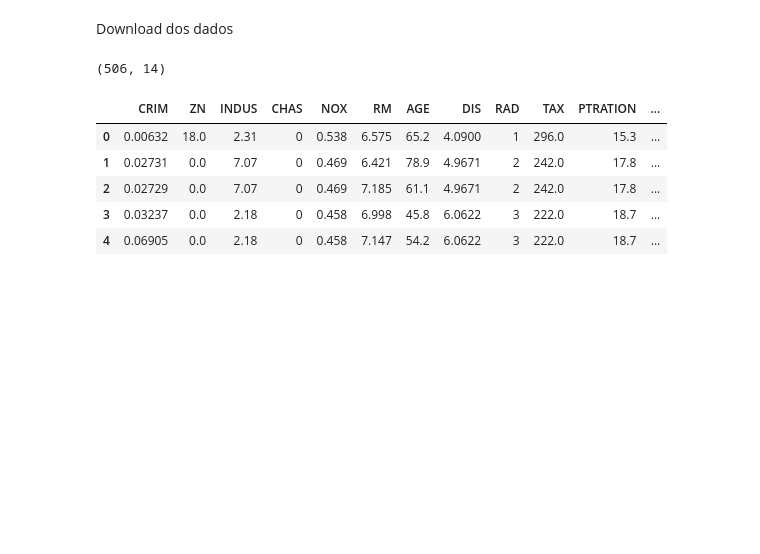
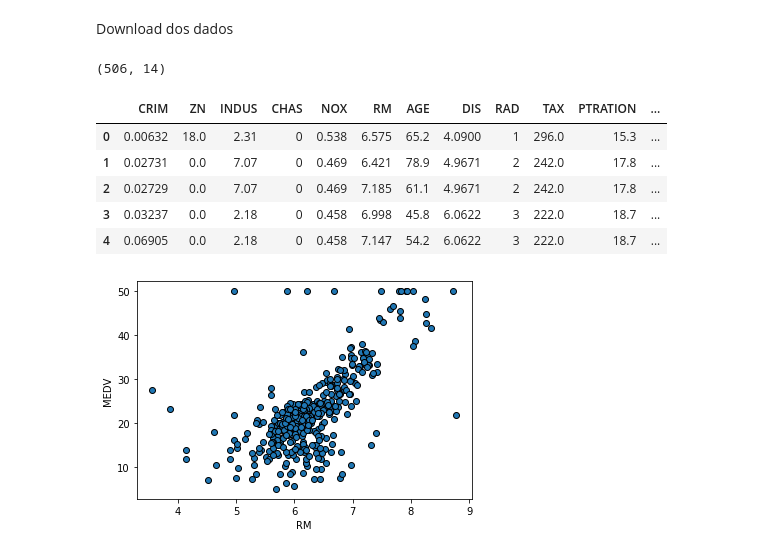
Before and after one commit to ACRainieri/pyspark, a Jupyter notebook: Projeto_Python_Analise_de_Dados.ipynb, the cells around one changed output. Saved outputs shown, nothing was run; the diff lists cells and outputs as text; code cells hidden in the pictures; blank space fills up the shorter version.

```diff
--- a/Projeto_Python_Analise_de_Dados.ipynb
+++ b/Projeto_Python_Analise_de_Dados.ipynb
@@ -218,3 +219,18 @@ dataset.head()
 | 2 | 0.02729 | 0.0 | 7.07 | 0 | 0.469 | 7.185 | 61.1 | 4.9671 | 2 | 242.0 | 17.8 | ... |
 | 3 | 0.03237 | 0.0 | 2.18 | 0 | 0.458 | 6.998 | 45.8 | 6.0622 | 3 | 222.0 | 18.7 | ... |
 | 4 | 0.06905 | 0.0 | 2.18 | 0 | 0.458 | 7.147 | 54.2 | 6.0622 | 3 | 222.0 | 18.7 | ... |
+# %%
+# Split dos dados
+dados_treino = dataset.sample(frac = 0.8, random_state = 0)
+dados_teste = dataset.drop(dados_treino.index)
+
+# Representação visual dos dados de treino
+fig, ax = plt.subplots()
+x = dados_treino['RM']
+y = dados_treino['MEDV']
+ax.scatter(x, y, edgecolors = (0, 0, 0))
+ax.set_xlabel('RM')
+ax.set_ylabel('MEDV')
+plt.show()
+# %% [output]
+[figure, added]
```
Also changed, not shown: parts of 1 cell of this notebook.
